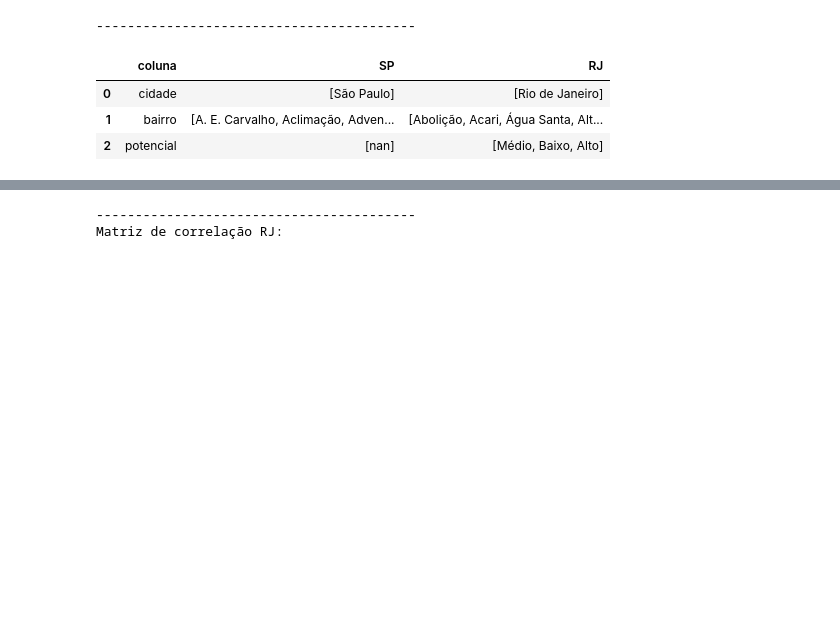
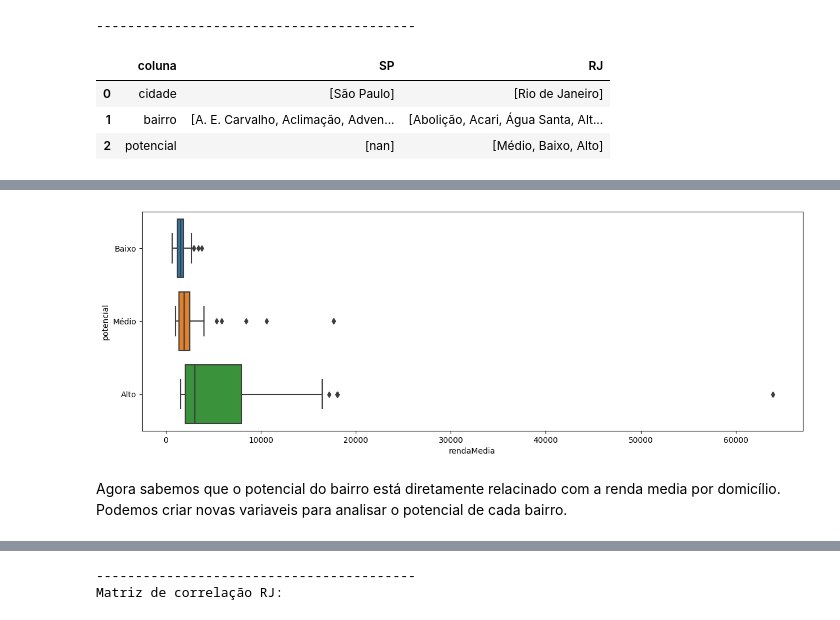
Before and after one commit to galvsoliveira/ds_geoprofit_analysis, a Jupyter notebook: Notebooks/exploratory_data_analysis.ipynb, the cells around one changed output, grey strips where cells are left out. Saved outputs shown, nothing was run; the diff lists cells and outputs as text; code cells hidden in the pictures; blank space fills up the shorter version.

```diff
--- a/Notebooks/exploratory_data_analysis.ipynb
+++ b/Notebooks/exploratory_data_analysis.ipynb
@@ -58,3 +62,0 @@ Valores não numéricos na coluna rendaMedia:
-# %%
-# replace non-numeric values with NaN
-raw_df['rendaMedia'] = raw_df['rendaMedia'].replace(r'[^\d]+', np.nan, regex=True)
@@ -113,0 +109,4 @@ dtype: object
+# %%
+# drop rows where rendaMedia is null and '-' and convert to numeric
+clean_df = raw_df.loc[~(raw_df['rendaMedia'].isnull() | raw_df['rendaMedia'].str.contains(r'[^\d]+', regex=True)), :].copy()
+clean_df['rendaMedia'] = clean_df['rendaMedia'].astype('float64')
@@ -228,3 +158,7 @@ O dataset raw_df_rj possui 160 linhas e 24 colunas
+# %%
+# Dividindo o dataset entre raw_df_sp e raw_df_rj
+clean_df_sp = clean_df[clean_df['estado'] == 'SP']
+clean_df_rj = clean_df[clean_df['estado'] == 'RJ']
 # %% [markdown]
 Aqui, podemos ver que só temos informação de faturamento para o estado do Rio de Janeiro e o dataset de São Paulo tem quase o dobro de linhas do dataset do Rio de Janeiro.
 # %%
@@ -281,7 +210,0 @@ RJ:  0
-# %%
-clean_df_rj = raw_df_rj.copy()
-clean_df_sp = raw_df_sp.copy()
-# convertendo a coluna 'potencial' para valores numéricos
-clean_df_rj['potencial'] = clean_df_rj['potencial'].replace({'Alto': 2, 'Médio': 1, 'Baixo': 0})
-# drop coluna codigo
-clean_df_rj.drop('codigo', axis=1, inplace=True)
@@ -287,0 +240,10 @@ clean_df_rj.drop('codigo', axis=1, inplace=True)
+# %%
+# analise dos domicilios por faixa de rendamedia com boxplot
+potencial_order = ['Baixo', 'Médio', 'Alto']
+plt.figure(figsize=(15, 5))
+sns.boxplot(data=clean_df_rj, x='rendaMedia', y='potencial', orient='h',order=potencial_order)
+plt.show()
+# %% [output]
+[figure, added]
+# %% [markdown]
+Agora sabemos que o potencial do bairro está diretamente relacinado com a renda media por domicílio. Podemos criar novas variaveis para analisar o potencial de cada bairro.
```
Also changed, not shown: parts of 33 cells of this notebook.
